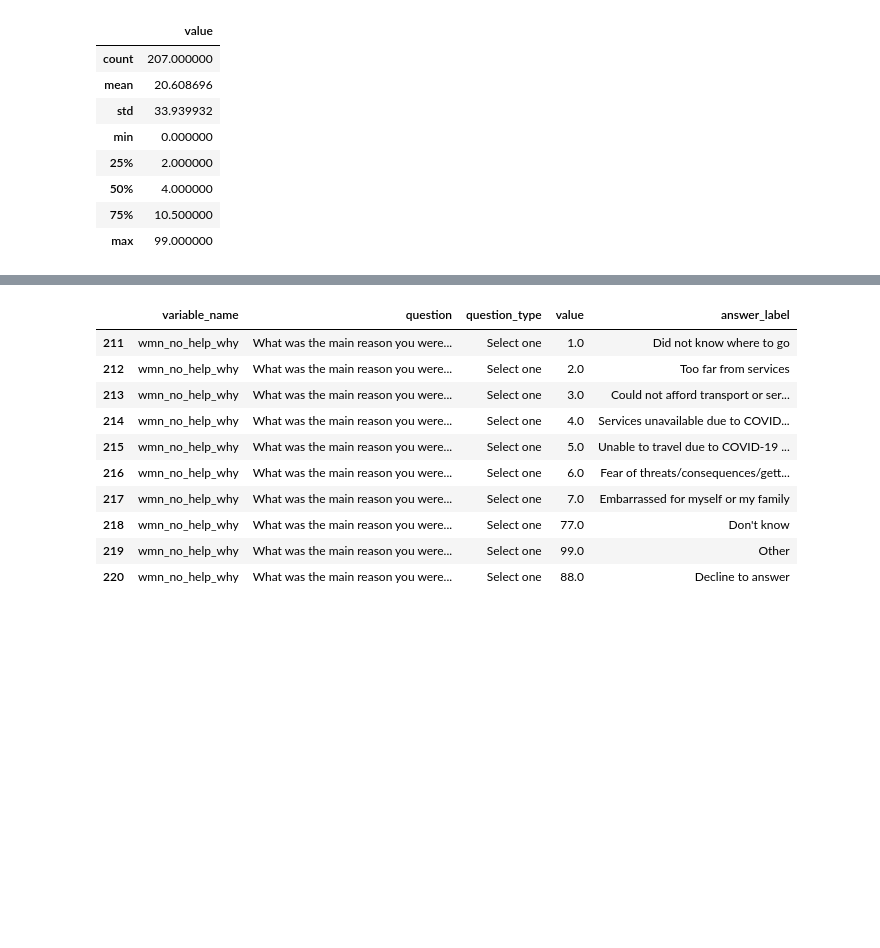
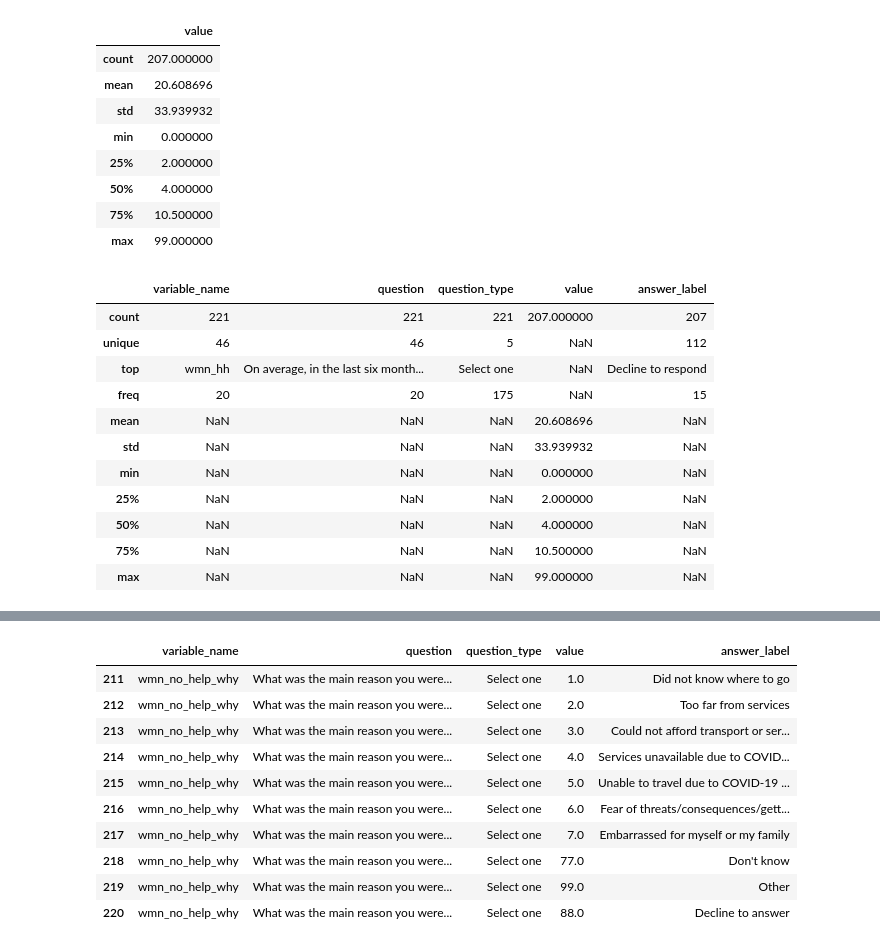
Before and after one commit to hgf700/Lessons_About_Data, a Jupyter notebook: Lab1/Untitled.ipynb, the cells around one changed output, grey strips where cells are left out. Drawn from its saved outputs; the diff is of its cells as text; code cells hidden in the pictures; blank space fills up the shorter version.

```diff
--- a/Lab1/Untitled.ipynb
+++ b/Lab1/Untitled.ipynb
@@ -115,4 +115,19 @@ df.describe()
 # %%
 # • wy´swietli´c informacje˛ statystyczna˛ o kolumnach kategoryzowanych (ile
 # unikalnych warto´sci, top - jaka jest najpopularniejsza warto´s´c, freq -
 # jak cze˛sto najpopularniejsza)
+
+df.describe(include="all")
+# %% [output]
+|  | variable_name | question | question_type | value | answer_label |
+| count | 221 | 221 | 221 | 207.000000 | 207 |
+| unique | 46 | 46 | 5 | NaN | 112 |
+| top | wmn_hh | On average, in the last six month... | Select one | NaN | Decline to respond |
+| freq | 20 | 20 | 175 | NaN | 15 |
+| mean | NaN | NaN | NaN | 20.608696 | NaN |
+| std | NaN | NaN | NaN | 33.939932 | NaN |
+| min | NaN | NaN | NaN | 0.000000 | NaN |
+| 25% | NaN | NaN | NaN | 2.000000 | NaN |
+| 50% | NaN | NaN | NaN | 4.000000 | NaN |
+| 75% | NaN | NaN | NaN | 10.500000 | NaN |
+| max | NaN | NaN | NaN | 99.000000 | NaN |
```
Also changed, not shown: parts of 7 cells of this notebook.
